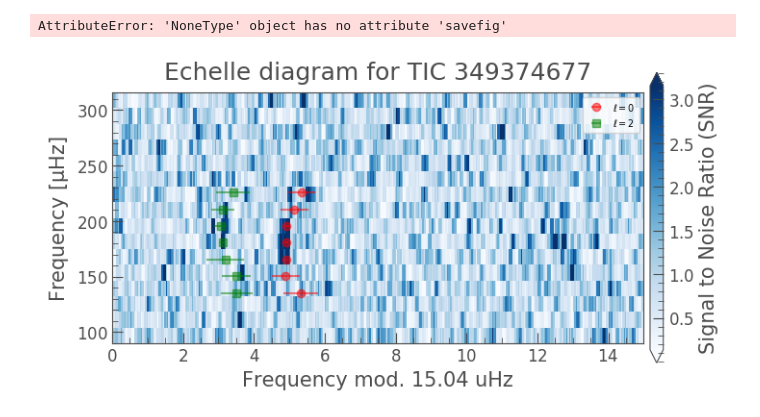
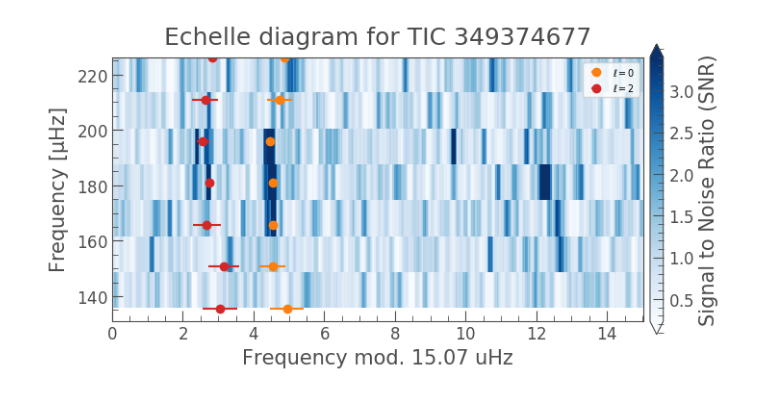
Before and after one commit to grd349/PBjam, a Jupyter notebook: Examples/Example-Star-API-TESS.ipynb, the cells around one changed output. Drawn from its saved outputs; the diff is of its cells as text; code cells hidden in the pictures.

```diff
--- a/Examples/Example-Star-API-TESS.ipynb
+++ b/Examples/Example-Star-API-TESS.ipynb
@@ -18,8 +44,9 @@ bp_rp = [1.34, 0.2]
+# %%
+numax = [seismology.numax.value, 5.0]
+dnu = [seismology.deltanu.value, 0.2]
 # %%
-lcs = lk.search_lightcurvefile(epic).download_all()
-lc = lcs.PDCSAP_FLUX.stitch().normalize().flatten(window_length=401).remove_outliers(4)
-lc.plot()
-pg = lc.to_periodogram(normalization='psd', minimum_frequency=numax[0] - dnu[0]*8,
-                       maximum_frequency=numax[0] + dnu[0]*8).flatten()
+pg = lc.to_periodogram(normalization='psd',
+                      minimum_frequency=numax[0] - dnu[0] * 4,
+                      maximum_frequency=numax[0] + dnu[0] * 4).flatten()
 pg.plot()
 # %% [output]
@@ -47,3 +54,0 @@ seis.diagnose_deltanu()
-# %%
-numax = [seis.numax.value, 5.0]
-dnu = [seis.deltanu.value, 0.2]
@@ -52,8 +55,6 @@ dnu = [seis.deltanu.value, 0.2]
 # %%
-star = pb.star(epic, pg,
-               numax, dnu, teff, bp_rp,
-               store_chains=True,
-               nthreads=4, make_plots=True)
+star = pb.star(ID, pg,
+               numax, dnu, teff, bp_rp)
 # %%
 %%time
 star(norders=7)
@@ -81,5 +93,4 @@ Wall time: 4min 39s
 # %%
-star.peakbag.plot_echelle(pg).savefig('echelle_TIC349374677.png')
+star.peakbag.plot_echelle()
 # %% [output]
-AttributeError: 'NoneType' object has no attribute 'savefig'
-[figure, old version]
+[figure, new version]
```
Also changed, not shown: parts of 18 cells of this notebook, 27 other files.
